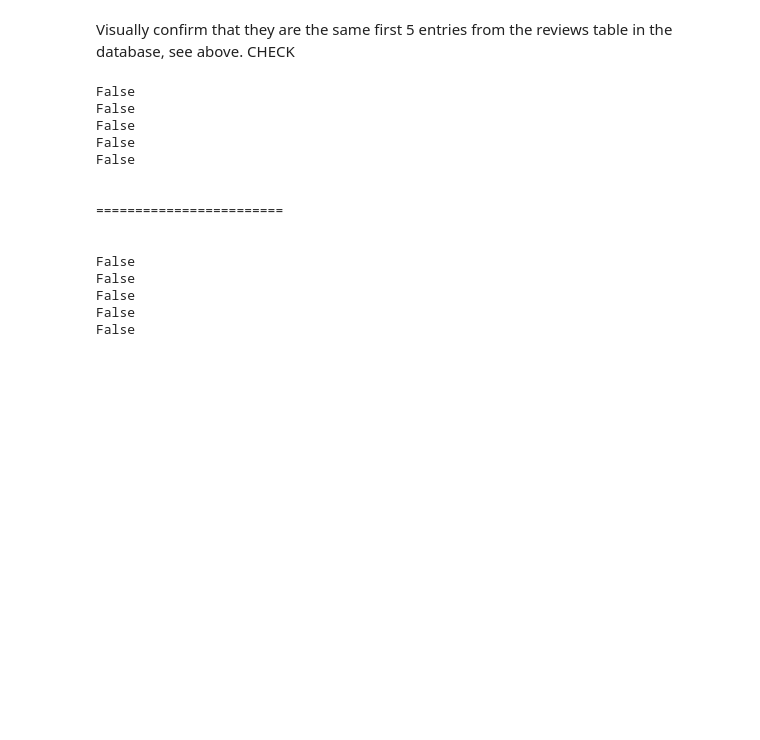
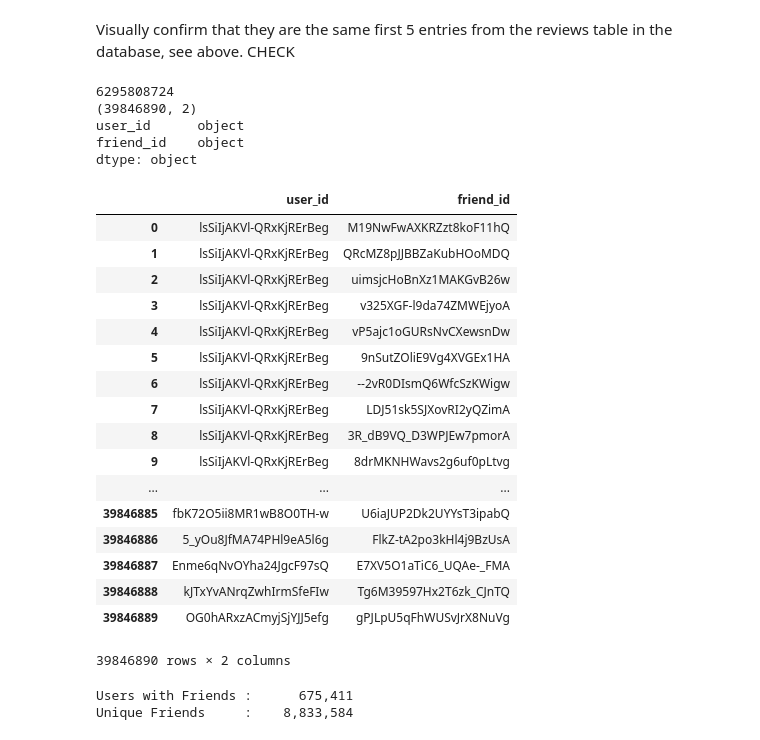
Before and after one commit to gravelcycles/yelp-dataset-challenge, a Jupyter notebook: Nathan's EDA.ipynb, the cells around one changed output. Saved outputs shown, nothing was run; the diff lists cells and outputs as text; code cells hidden in the pictures; blank space fills up the shorter version.

```diff
--- a/Nathan's EDA.ipynb
+++ b/Nathan's EDA.ipynb
@@ -228,6 +178,7 @@ sets. First few items from reviews list (review id, business id, user id):
 # %% [markdown]
 Visually confirm that they are the same first 5 entries from the reviews table in the database, see above. CHECK
 # %%
+"""
 sample_business = ['Ue6-WhXvI-_1xUIuapl0zQ', 'Ae4ABFarGMaI5lk1i98A0w', 'lKq4Qsz13FDcAVgp49uukQ', '6nKR80xEGHYf2UxAe_Cu_g', 'Z_mJYg3vi8cPZHa1J4BALw']
 sample_user = ['gVmUR8rqUFdbSeZbsg6z_w', 'Y6qylbHq8QJmaCRSlKdIog', 'SnXZkRN9Yf060pNTk1HMDg', 'VcmSgvslHAhqWoEn16wjjw', 'NKF9v-r0jd1p0JVi9h2T1w']
 
@@ -244,19 +195,37 @@ for u in sample_user:
         print(True)
     else:
         print(False)
+"""
-# %% [output]
-False
-False
-False
-False
-False
-
-
-========================
-
-
-False
-False
-False
-False
-False
+# %%
+friend_df = pd.read_sql_query('SELECT * FROM friend', conn)
+# %%
+print(sys.getsizeof(friend_df))
+print(friend_df.shape)
+print(friend_df.dtypes)
+# %% [output]
+6295808724
+(39846890, 2)
+user_id      object
+friend_id    object
+dtype: object
+# %%
+display(friend_df)
+# %% [output]
+|  | user_id | friend_id |
+| 0 | lsSiIjAKVl-QRxKjRErBeg | M19NwFwAXKRZzt8koF11hQ |
+| 1 | lsSiIjAKVl-QRxKjRErBeg | QRcMZ8pJJBBZaKubHOoMDQ |
+| 2 | lsSiIjAKVl-QRxKjRErBeg | uimsjcHoBnXz1MAKGvB26w |
+| 3 | lsSiIjAKVl-QRxKjRErBeg | v325XGF-l9da74ZMWEjyoA |
+| 4 | lsSiIjAKVl-QRxKjRErBeg | vP5ajc1oGURsNvCXewsnDw |
+| 5 | lsSiIjAKVl-QRxKjRErBeg | 9nSutZOliE9Vg4XVGEx1HA |
+| 6 | lsSiIjAKVl-QRxKjRErBeg | --2vR0DIsmQ6WfcSzKWigw |
+| 7 | lsSiIjAKVl-QRxKjRErBeg | LDJ51sk5SJXovRI2yQZimA |
+| 8 | lsSiIjAKVl-QRxKjRErBeg | 3R_dB9VQ_D3WPJEw7pmorA |
+| 9 | lsSiIjAKVl-QRxKjRErBeg | 8drMKNHWavs2g6uf0pLtvg |
+| ... | ... | ... |
+| 39846885 | fbK72O5ii8MR1wB8O0TH-w | U6iaJUP2Dk2UYYsT3ipabQ |
+| 39846886 | 5_yOu8JfMA74PHl9eA5l6g | FlkZ-tA2po3kHl4j9BzUsA |
+| 39846887 | Enme6qNvOYha24JgcF97sQ | E7XV5O1aTiC6_UQAe-_FMA |
+| 39846888 | kJTxYvANrqZwhIrmSfeFIw | Tg6M39597Hx2T6zk_CJnTQ |
+| 39846889 | OG0hARxzACmyjSjYJJ5efg | gPJLpU5qFhWUSvJrX8NuVg |
+39846890 rows × 2 columns
@@ -262,0 +240,6 @@ False
+# %%
+print('Users with Friends : {:12,}'.format(len(userswithfriends)))
+print('Unique Friends     : {:12,}'.format(len(friends)))
+# %% [output]
+Users with Friends :      675,411
+Unique Friends     :    8,833,584
```
Also changed, not shown: parts of 20 cells of this notebook, 3 other files.
